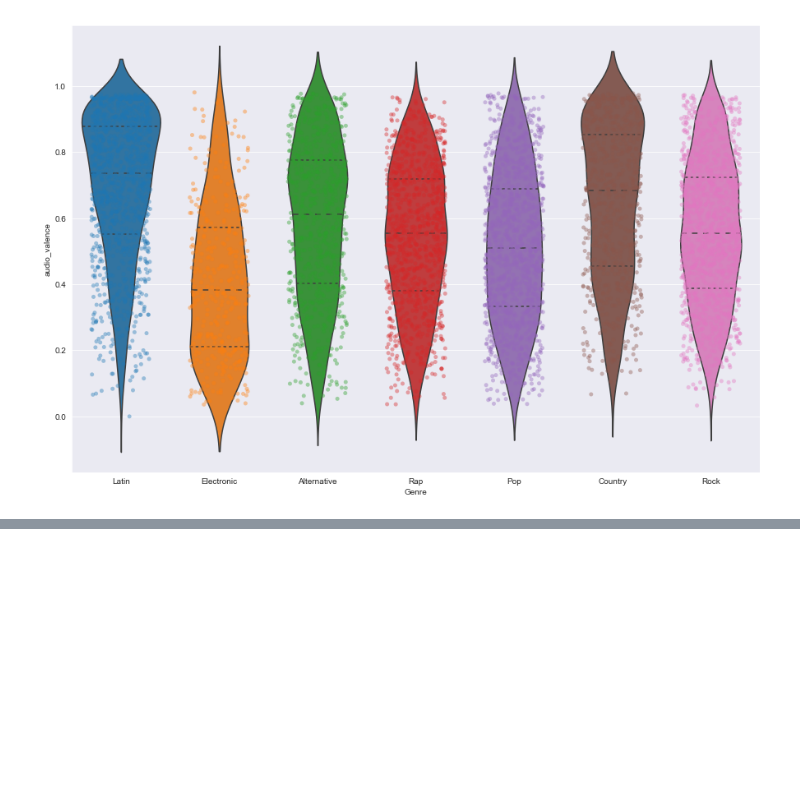
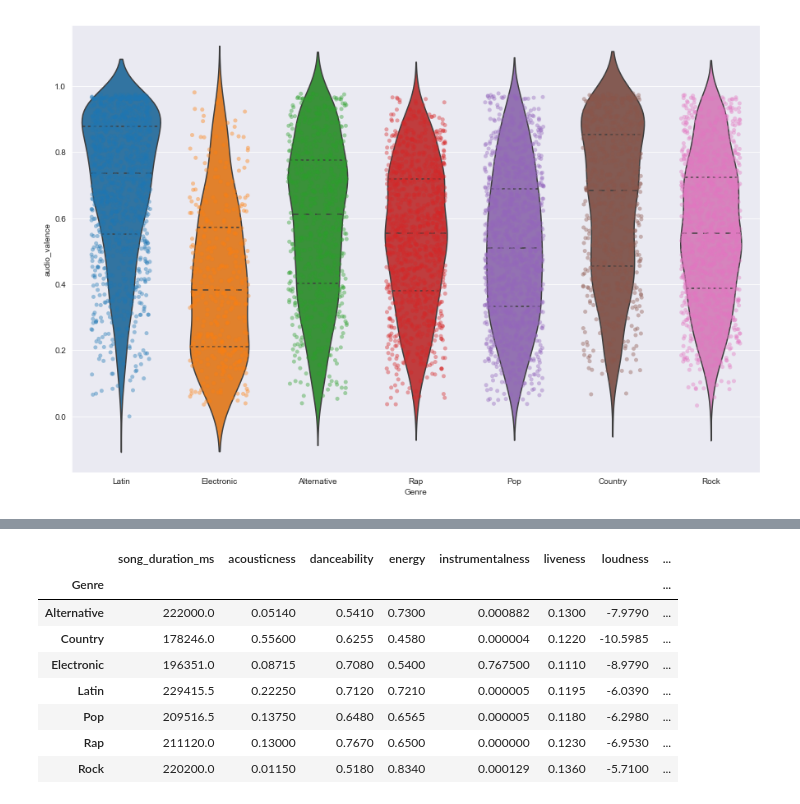
Before and after one commit to GolAbrishami/anlt232hw2, a Jupyter notebook: Final_Draft.ipynb, the cells around one changed output, grey strips where cells are left out. Drawn from its saved outputs; the diff is of its cells as text; code cells hidden in the pictures; blank space fills up the shorter version.

```diff
--- a/Final_Draft.ipynb
+++ b/Final_Draft.ipynb
@@ -474,0 +496,13 @@ plt.show()
+# %%
+genre_avgs_df = numerical_df.groupby(['Genre']).median()
+genre_avgs_df
+# %% [output]
+|  | song_duration_ms | acousticness | danceability | energy | instrumentalness | liveness | loudness | ... |
+| Genre |  |  |  |  |  |  |  | ... |
+| Alternative | 222000.0 | 0.05140 | 0.5410 | 0.7300 | 0.000882 | 0.1300 | -7.9790 | ... |
+| Country | 178246.0 | 0.55600 | 0.6255 | 0.4580 | 0.000004 | 0.1220 | -10.5985 | ... |
+| Electronic | 196351.0 | 0.08715 | 0.7080 | 0.5400 | 0.767500 | 0.1110 | -8.9790 | ... |
+| Latin | 229415.5 | 0.22250 | 0.7120 | 0.7210 | 0.000005 | 0.1195 | -6.0390 | ... |
+| Pop | 209516.5 | 0.13750 | 0.6480 | 0.6565 | 0.000005 | 0.1180 | -6.2980 | ... |
+| Rap | 211120.0 | 0.13000 | 0.7670 | 0.6500 | 0.000000 | 0.1230 | -6.9530 | ... |
+| Rock | 220200.0 | 0.01150 | 0.5180 | 0.8340 | 0.000129 | 0.1360 | -5.7100 | ... |
```
Also changed, not shown: parts of 11 cells of this notebook, 3 other files.
